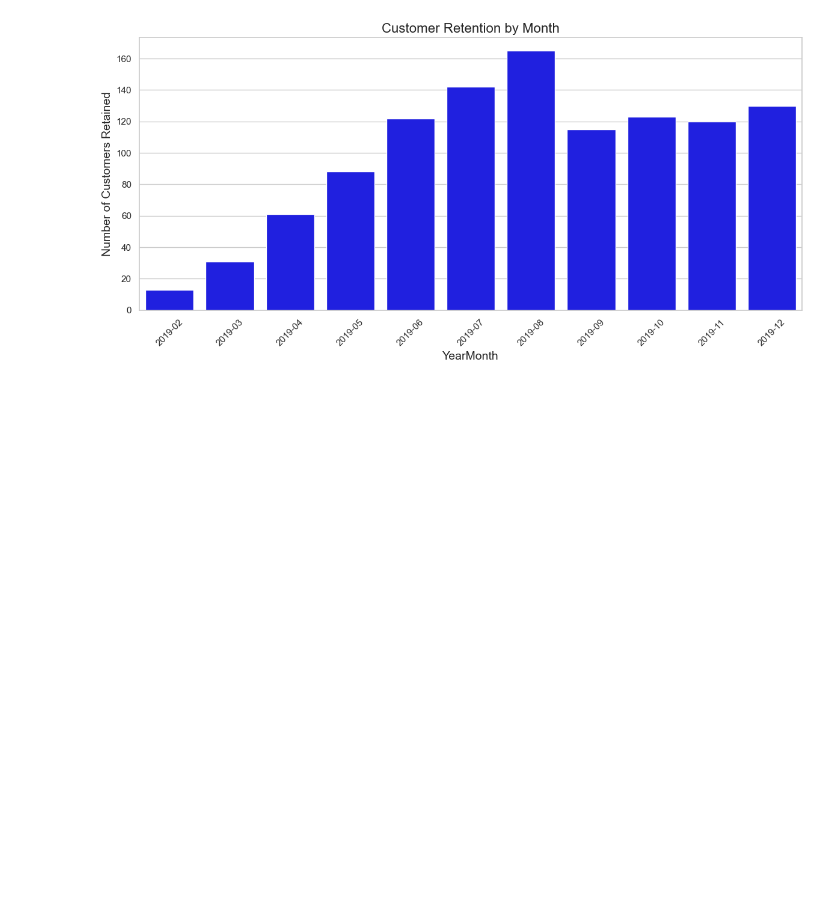
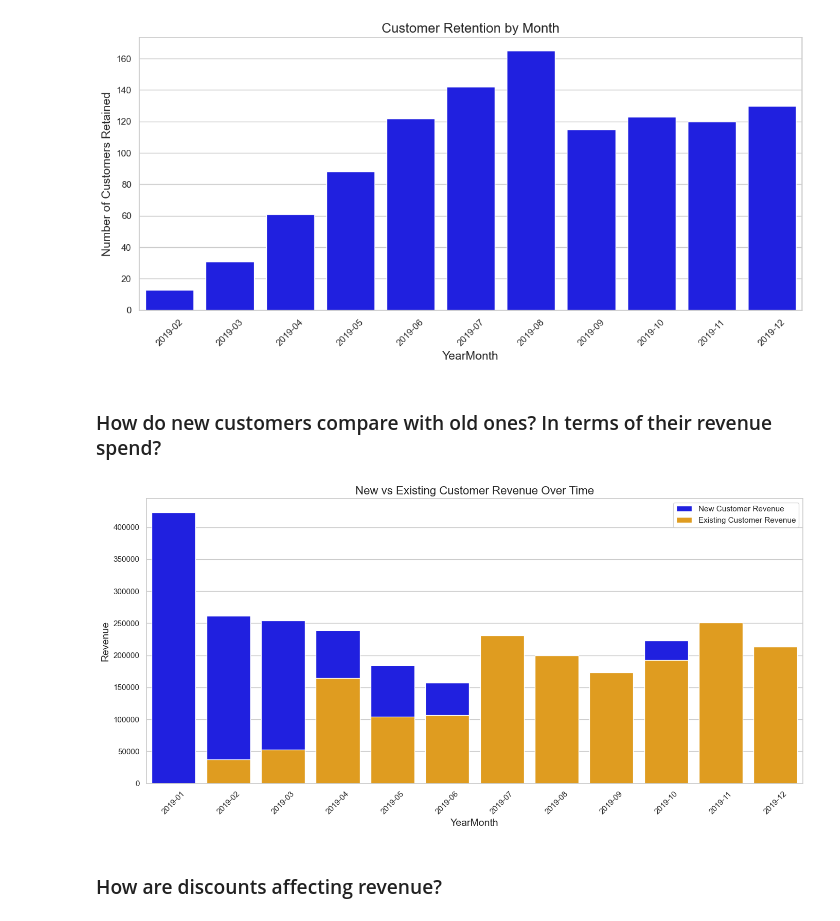
Before and after one commit to moraditya/finding-marketing-insights-Amazon, a Jupyter notebook: data-analysis/amazon-marketing-insights-EDA.ipynb, the cells around one changed output. Cells and saved outputs as stored; diff of their text form; code cells hidden in the pictures; blank space fills up the shorter version.

Commit message:
Performed more detailed EDA: showed new vs existing customer revenue over time, the impact of discount percentage on total revenue by product category, and calculated KPIs by month, week, and day.

```diff
--- a/data-analysis/amazon-marketing-insights-EDA.ipynb
+++ b/data-analysis/amazon-marketing-insights-EDA.ipynb
@@ -177,3 +177,34 @@ plt.tight_layout()
 plt.show()
 # %% [output]
 [figure]
+# %% [markdown]
+### How do new customers compare with old ones? In terms of their revenue spend?
+# %%
+# new customer revenue and existing customer revenue
+new_customer_revenue = sales_full_merged[sales_full_merged['YearMonth'] == sales_full_merged['First_Purchase_Month']].groupby('YearMonth')['Invoice_Value'].sum().reset_index().rename(columns={'Invoice_Value': 'New_Customer_Revenue'})
+existing_customer_revenue = sales_full_merged[sales_full_merged['YearMonth'] != sales_full_merged['First_Purchase_Month']].groupby('YearMonth')['Invoice_Value'].sum().reset_index().rename(columns={'Invoice_Value': 'Existing_Customer_Revenue'})
+
+# merge dataframes into one
+customer_analysis = customer_acquisition.merge(customer_retention, on='YearMonth', how='left').merge(new_customer_revenue, on='YearMonth', how='left').merge(existing_customer_revenue, on='YearMonth', how='left').fillna(0)
+# %%
+sns.set(style="whitegrid")
+plt.figure(figsize=(14, 7))
+
+# plot the New Customer Revenue
+sns.barplot(x='YearMonth', y='New_Customer_Revenue', data=customer_analysis, color='blue', label='New Customer Revenue')
+
+# plot the Existing Customer Revenue
+sns.barplot(x='YearMonth', y='Existing_Customer_Revenue', data=customer_analysis, color='orange', label='Existing Customer Revenue')
+
+plt.title('New vs Existing Customer Revenue Over Time', fontsize=16)
+plt.xlabel('YearMonth', fontsize=14)
+plt.ylabel('Revenue', fontsize=14)
+
+plt.xticks(rotation=45)
+plt.legend()
+plt.tight_layout()
+plt.show()
+# %% [output]
+[figure, added]
+# %% [markdown]
+### How are discounts affecting revenue?
```
Also changed, not shown: parts of 5 cells of this notebook.
